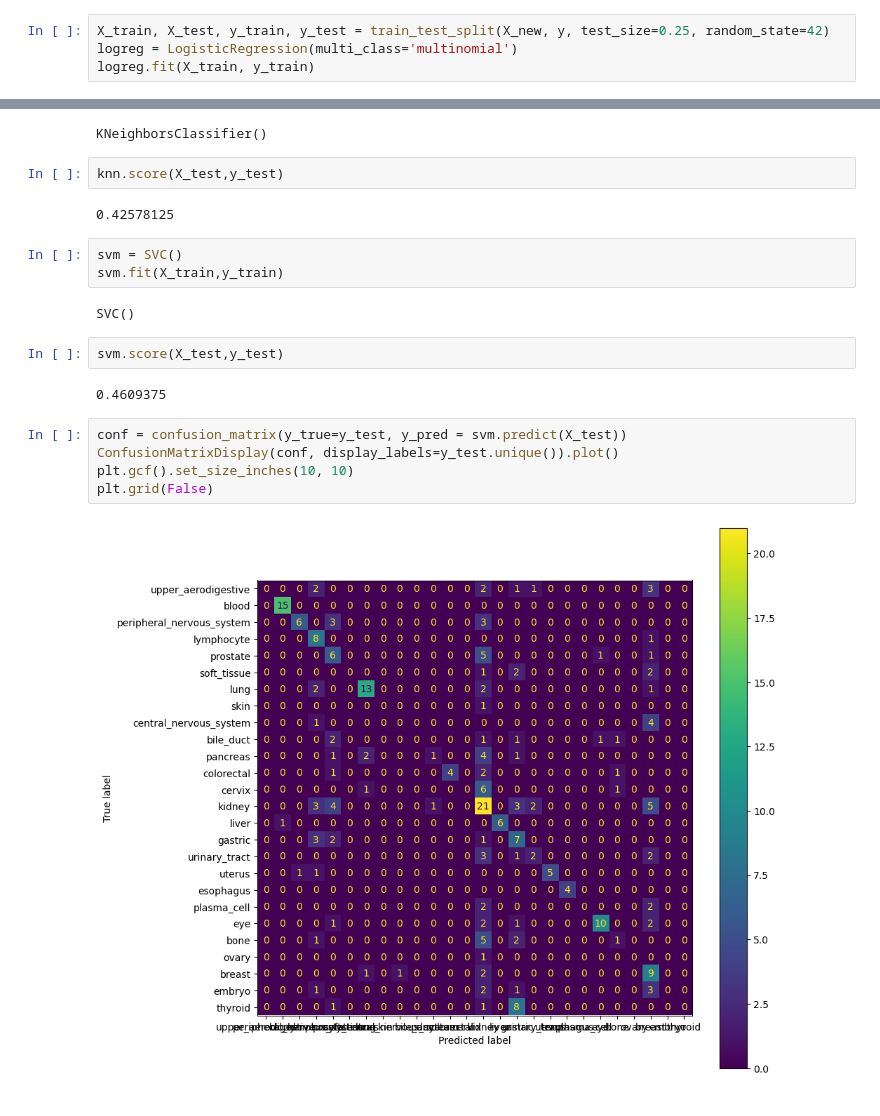
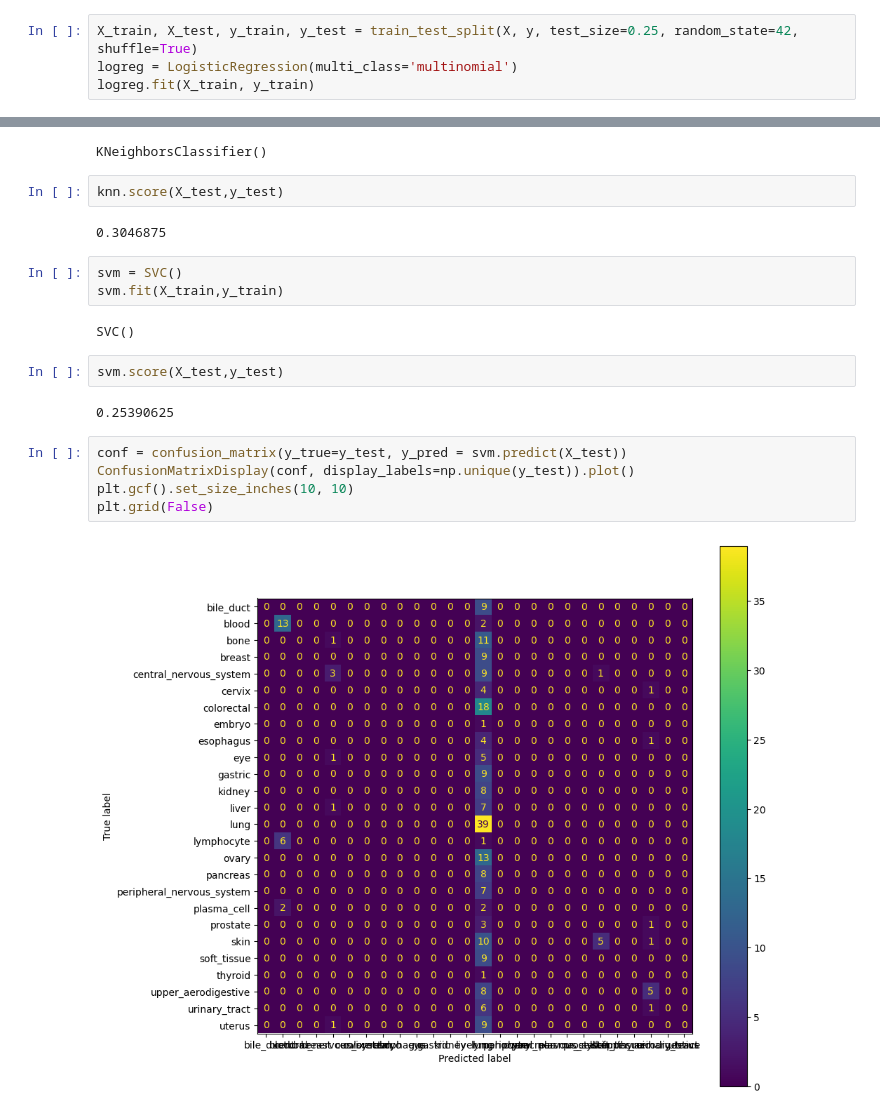
Before and after one commit to pogrebitskiy/HemorrhageClassifier, a Jupyter notebook: main.ipynb, the cells around one changed output, grey strips where cells are left out. Drawn from its saved outputs; the diff is of its cells as text.

```diff
--- a/main.ipynb
+++ b/main.ipynb
@@ -69,5 +89,5 @@ X_new
 # %%
-X_train, X_test, y_train, y_test = train_test_split(X_new, y, test_size=0.25, random_state=42)
+X_train, X_test, y_train, y_test = train_test_split(X, y, test_size=0.25, random_state=42, shuffle=True)
 logreg = LogisticRegression(multi_class='multinomial')
 logreg.fit(X_train, y_train)
 # %% [output]
@@ -100,7 +139,7 @@ KNeighborsClassifier()
 # %%
 knn.score(X_test,y_test)
 # %% [output]
-0.42578125
+0.3046875
 # %%
 svm = SVC()
 svm.fit(X_train,y_train)
@@ -109,11 +148,11 @@ SVC()
 # %%
 svm.score(X_test,y_test)
 # %% [output]
-0.4609375
+0.25390625
 # %%
 conf = confusion_matrix(y_true=y_test, y_pred = svm.predict(X_test))
-ConfusionMatrixDisplay(conf, display_labels=y_test.unique()).plot()
+ConfusionMatrixDisplay(conf, display_labels=np.unique(y_test)).plot()
 plt.gcf().set_size_inches(10, 10)
 plt.grid(False)
 # %% [output]
-[figure, old version]
+[figure, new version]
```
Also changed, not shown: parts of 6 cells of this notebook, 1 other file.
